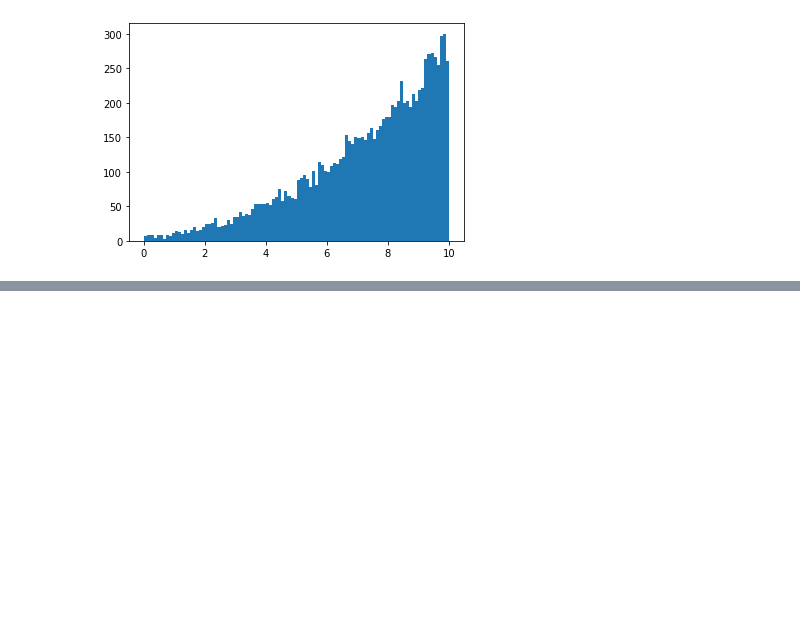
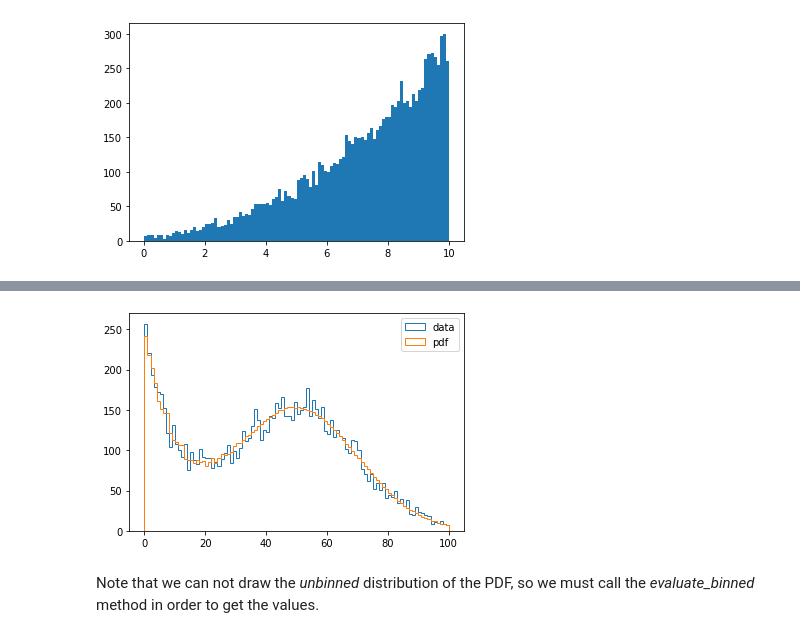
Before and after one commit to mramospe/minkit, a Jupyter notebook: docs/source/notebooks/extension.ipynb, the cells around one changed output, grey strips where cells are left out. Cells and saved outputs as stored; diff of their text form; code cells hidden in the pictures; blank space fills up the shorter version.

```diff
--- a/docs/source/notebooks/extension.ipynb
+++ b/docs/source/notebooks/extension.ipynb
@@ -166,0 +165,36 @@ Note that the quality of the PDF proxy will depend on the input arrays. A highly
+# %%
+m = minkit.Parameter('m', bounds=(0, 100))
+
+c = minkit.Parameter('c', 50, bounds=(25, 75))
+s = minkit.Parameter('s', 20, bounds=(10, 30))
+g = minkit.Gaussian('g', m, c, s)
+
+k = minkit.Parameter('k', -0.1, bounds=(-1, 0))
+e = minkit.Exponential('e', m, k)
+
+y = minkit.Parameter('y', 0.75, (0, 1))
+
+true_pdf = minkit.AddPDFs.two_components('true_pdf', g, e, y)
+
+proxy_data = e.generate(10000).make_binned(100) # create the binned data sample to use as a reference
+
+proxy = minkit.HistPDF.from_binned_dataset('proxy_e', proxy_data)
+
+pdf = minkit.AddPDFs.two_components('pdf', g, proxy, y)
+
+data = true_pdf.generate(10000).make_binned(100)
+
+edges = data.edges.as_ndarray()
+values = data.values.as_ndarray()
+centers = 0.5 * (edges[1:] + edges[:-1])
+
+fig = plt.figure()
+ax = fig.gca()
+ax.hist(centers, bins=edges, weights=values, histtype='step', color='C0', label='data');
+pdf_values = pdf.evaluate_binned(data).as_ndarray() * values.sum()
+ax.hist(centers, bins=edges, weights=pdf_values, histtype='step', color='C1', label='pdf');
+ax.legend(loc='upper right');
+# %% [output]
+[figure, added]
+# %% [markdown]
+Note that we can not draw the *unbinned* distribution of the PDF, so we must call the *evaluate_binned* method in order to get the values.
```
Also changed, not shown: parts of 5 cells of this notebook, 2 other files.
